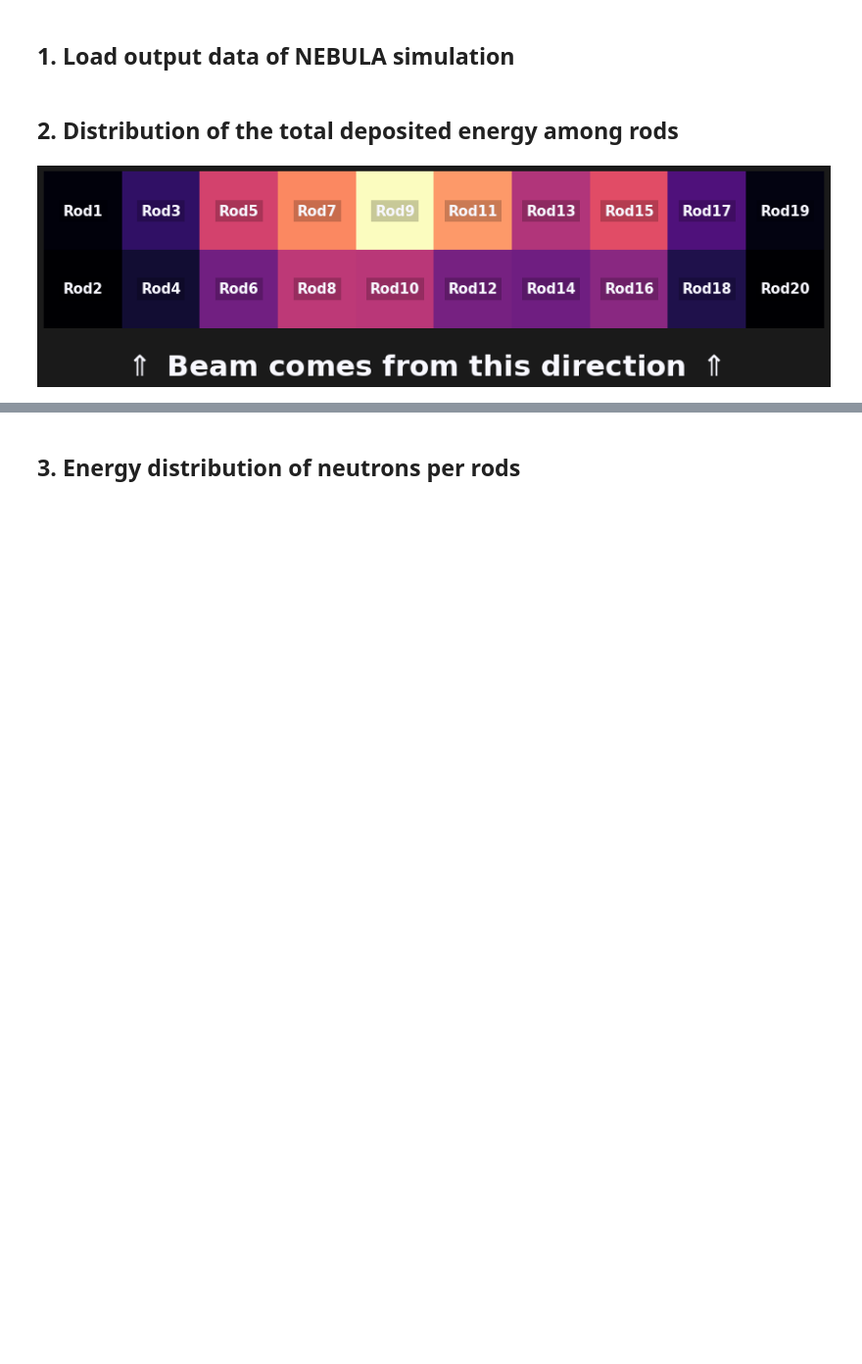
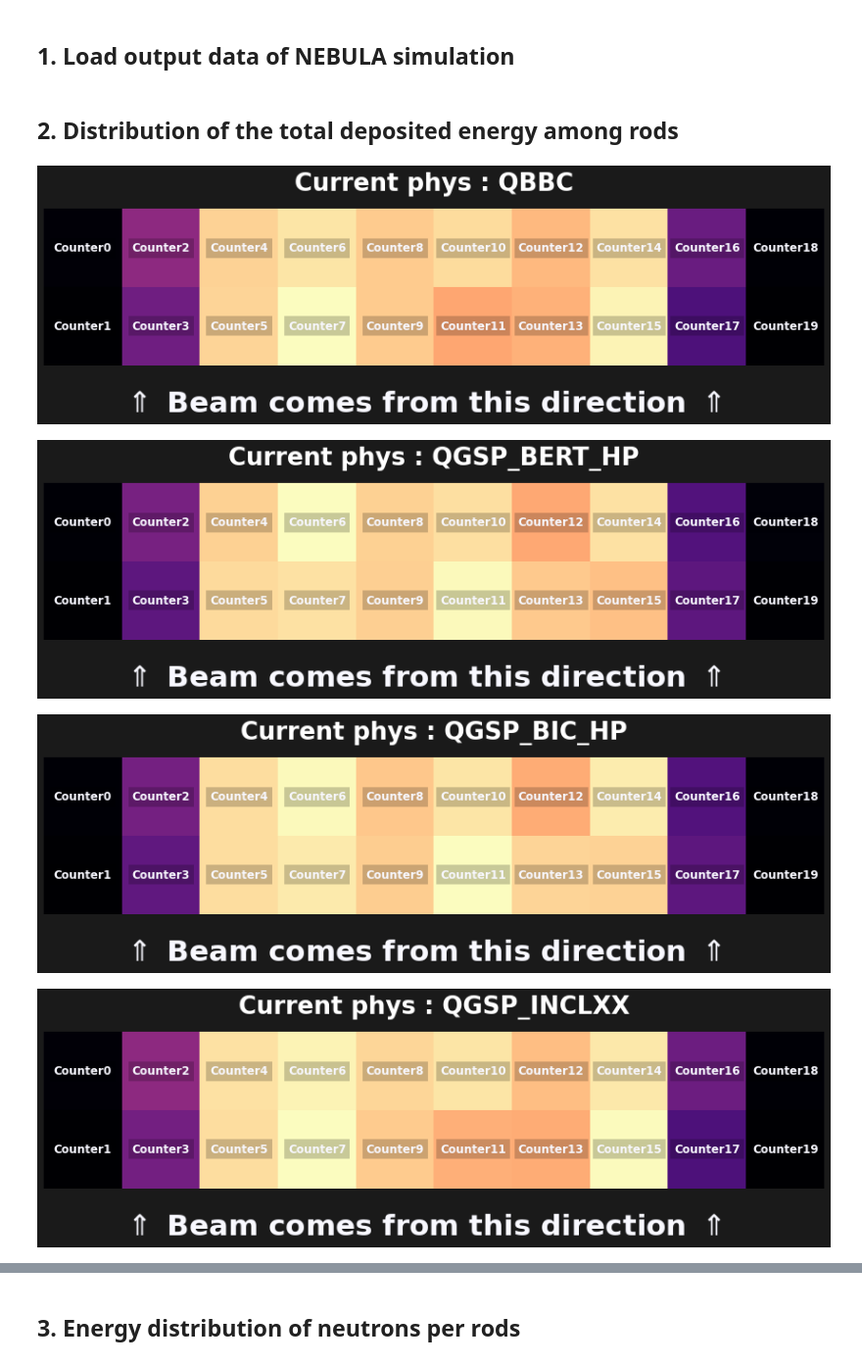
Before and after one commit to masterdesky/ELTE-sci-mod-lab-2021, a Jupyter notebook: project/notebooks/analysis.ipynb, the cells around one changed output, grey strips where cells are left out. Shown at 98% size. Drawn from its saved outputs; the diff is of its cells as text; code cells hidden in the pictures; blank space fills up the shorter version.

Commit message:
step-wise analysis for differenet physics lists

```diff
--- a/project/notebooks/analysis.ipynb
+++ b/project/notebooks/analysis.ipynb
@@ -73,3 +79,3 @@ sns.set_palette(palette='rocket')
 # %%
-BUILDDIR = '../project_nebula/NEBULA_build/'
+DATADIR = '../project_nebula/data/'
 OUTDIR = './out/'
@@ -81,0 +92,8 @@ proj_files = proj_files[proj_mask]
+# %%
+physics = [
+    "QBBC",
+    "QGSP_BERT_HP",
+    "QGSP_BIC_HP",
+    "QGSP_INCLXX",
+    "QGSP_INCLXX_HP"
+]
@@ -100,0 +135,9 @@ cols_org = cols.reshape(ncols, nrows).T
+# %%
+cols_org = np.array(["Counter{}".format(i) for i in range(nrows*ncols)]).reshape(ncols, nrows).T
+
+data_summed = {
+    k : (v[['Edep', 'Volume']].groupby(['Volume']).sum().T)[cols_org.flatten()] for k,v in data.items()
+}
+data_org = {
+    k : np.array(v).reshape(nrows,ncols) for k,v in data_summed.items()
+}
@@ -101,26 +172,8 @@ cols_org = cols.reshape(ncols, nrows).T
 # %%
-fig, axes = plt.subplots(figsize=(15,15),
-                         facecolor='.1')
-axes.set_aspect('equal')
-axes.axis('off')
-
-axes.matshow(data_org, cmap=cm.magma)
-for X in range(cols_org.shape[0]):
-    for Y in range(cols_org.shape[1]):
-        axes.text(Y, X, cols_org[X, Y], fontsize=15,
-                  ha='center', va='center', color='ghostwhite', fontweight='bold',
-                  bbox=dict(color=np.array((0,0,0,0.2)), lw=0)
-                 )
-plt.suptitle('$\\Uparrow$ Beam comes from this direction $\\Uparrow$',
-             fontsize=axistitlesize+5, y=0.4, color='ghostwhite', fontweight='bold')
-
-if not os.path.exists(OUTDIR):
-    os.makedirs(OUTDIR)
-plt.savefig(OUTDIR + 'rod_heatmap_{0}.png'.format(E),
-            format='png', dpi=200,
-            facecolor='black', edgecolor='black',
-            bbox_inches='tight')
-
-plt.show()
+for phys_name in physics:
+    plot_nebula_rod_intensity(phys_name, data_org[phys_name], cols_org, OUTDIR)
 # %% [output]
-[figure, old version]
+[figure, new version]
+[figure, added]
+[figure, added]
+[figure, added]
```
Also changed, not shown: parts of 21 cells of this notebook, 21 other files.
